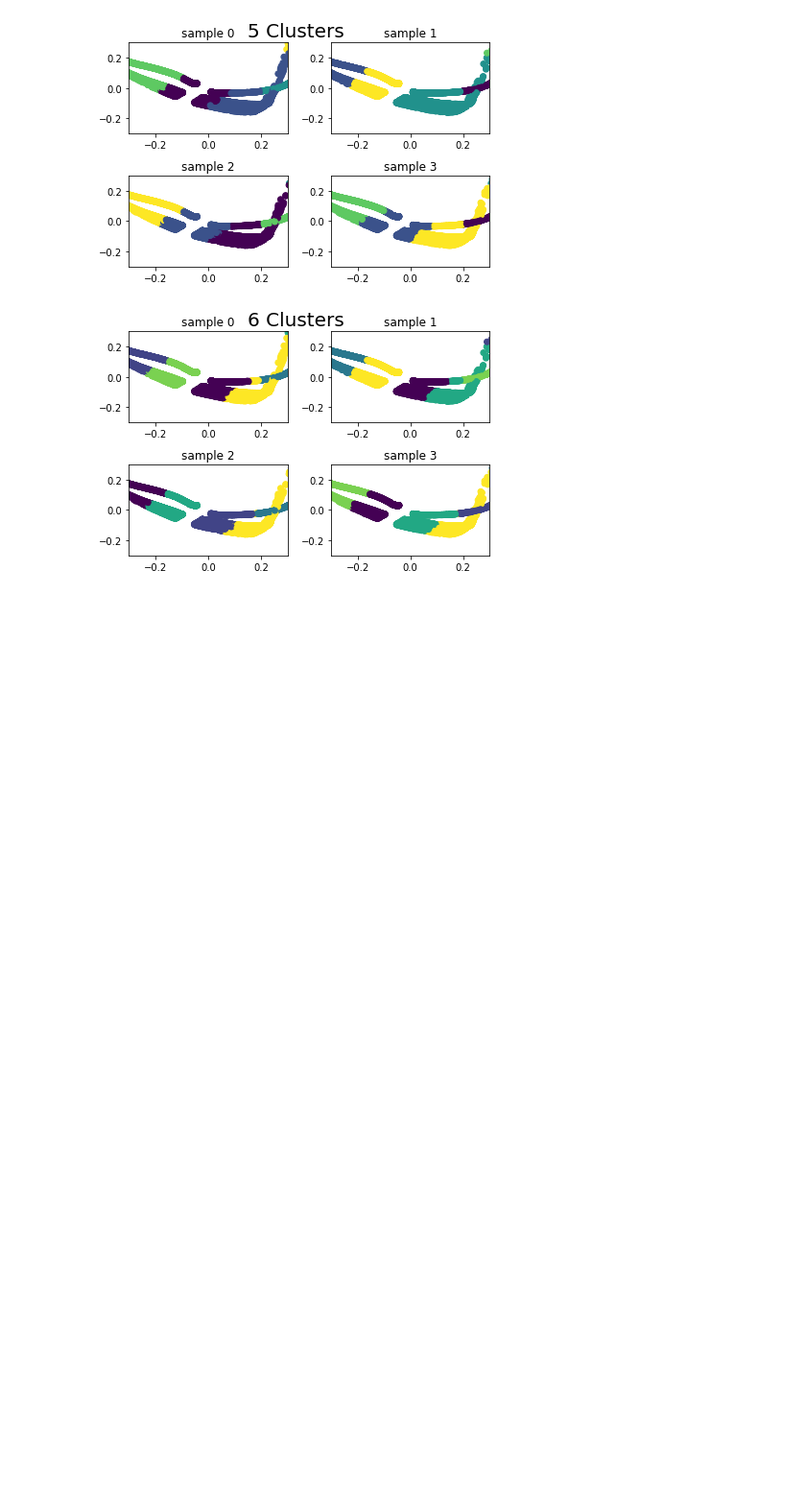
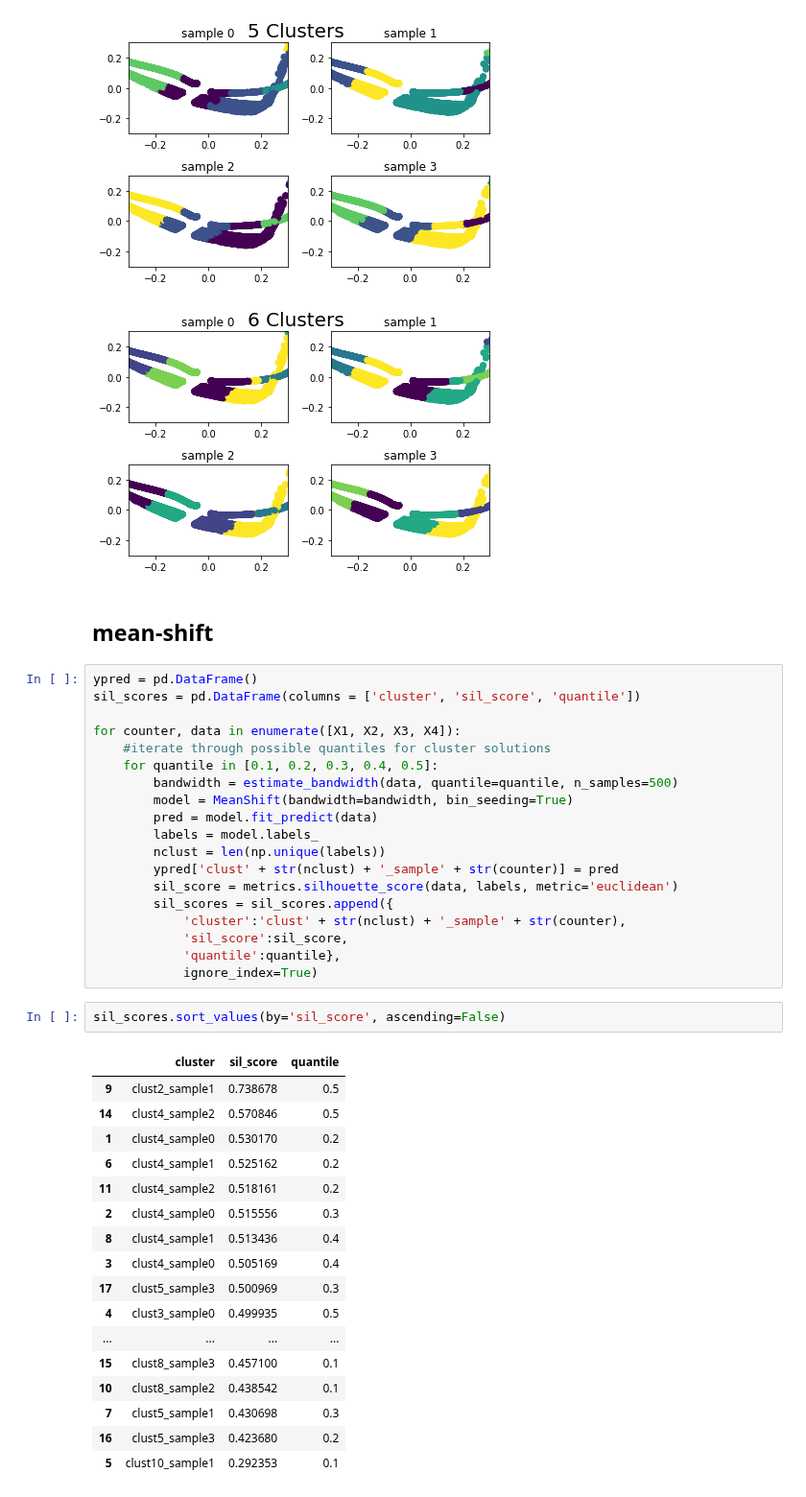
Before and after one commit to brianmcguckin/thinkful_unit_04_unsupervised_learning, a Jupyter notebook: 04_02_05_challenge_boston_marathon.ipynb, the cells around one changed output. Shown at 96% size. Saved outputs shown, nothing was run; the diff lists cells and outputs as text; blank space fills up the shorter version.

```diff
--- a/04_02_05_challenge_boston_marathon.ipynb
+++ b/04_02_05_challenge_boston_marathon.ipynb
@@ -226,3 +228,44 @@ for cluster in range(2, 7):
 [figure]
 [figure]
 [figure]
+# %% [markdown]
+## mean-shift
+# %%
+ypred = pd.DataFrame()
+sil_scores = pd.DataFrame(columns = ['cluster', 'sil_score', 'quantile'])
+
+for counter, data in enumerate([X1, X2, X3, X4]):
+    #iterate through possible quantiles for cluster solutions
+    for quantile in [0.1, 0.2, 0.3, 0.4, 0.5]:
+        bandwidth = estimate_bandwidth(data, quantile=quantile, n_samples=500)
+        model = MeanShift(bandwidth=bandwidth, bin_seeding=True)
+        pred = model.fit_predict(data)
+        labels = model.labels_
+        nclust = len(np.unique(labels))
+        ypred['clust' + str(nclust) + '_sample' + str(counter)] = pred
+        sil_score = metrics.silhouette_score(data, labels, metric='euclidean')
+        sil_scores = sil_scores.append({
+            'cluster':'clust' + str(nclust) + '_sample' + str(counter),
+            'sil_score':sil_score,
+            'quantile':quantile},
+            ignore_index=True)
+# %%
+sil_scores.sort_values(by='sil_score', ascending=False)
+# %% [output]
+|  | cluster | sil_score | quantile |
+| 9 | clust2_sample1 | 0.738678 | 0.5 |
+| 14 | clust4_sample2 | 0.570846 | 0.5 |
+| 1 | clust4_sample0 | 0.530170 | 0.2 |
+| 6 | clust4_sample1 | 0.525162 | 0.2 |
+| 11 | clust4_sample2 | 0.518161 | 0.2 |
+| 2 | clust4_sample0 | 0.515556 | 0.3 |
+| 8 | clust4_sample1 | 0.513436 | 0.4 |
+| 3 | clust4_sample0 | 0.505169 | 0.4 |
+| 17 | clust5_sample3 | 0.500969 | 0.3 |
+| 4 | clust3_sample0 | 0.499935 | 0.5 |
+| ... | ... | ... | ... |
+| 15 | clust8_sample3 | 0.457100 | 0.1 |
+| 10 | clust8_sample2 | 0.438542 | 0.1 |
+| 7 | clust5_sample1 | 0.430698 | 0.3 |
+| 16 | clust5_sample3 | 0.423680 | 0.2 |
+| 5 | clust10_sample1 | 0.292353 | 0.1 |
```
Also changed, not shown: parts of 10 cells of this notebook.
